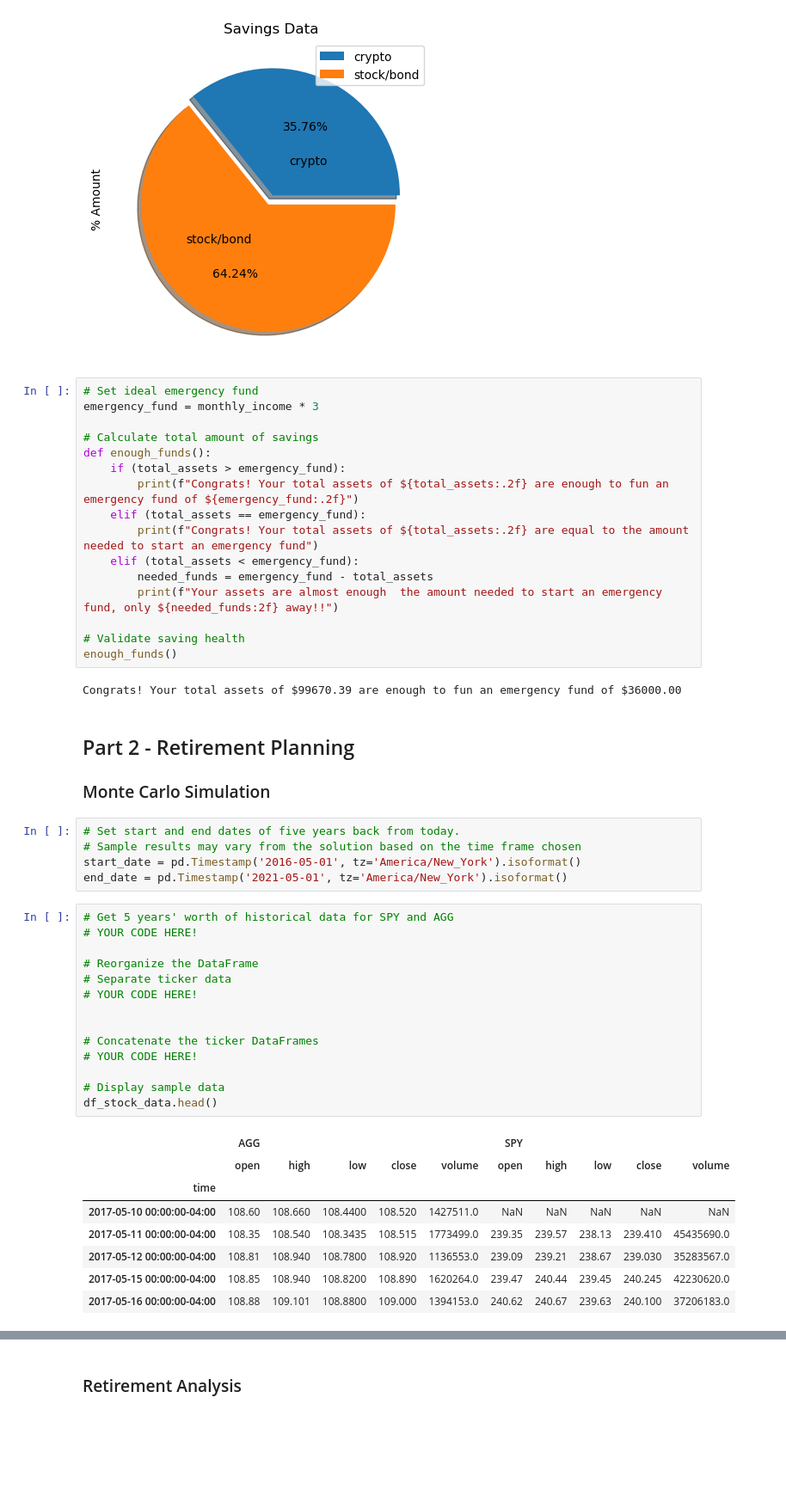
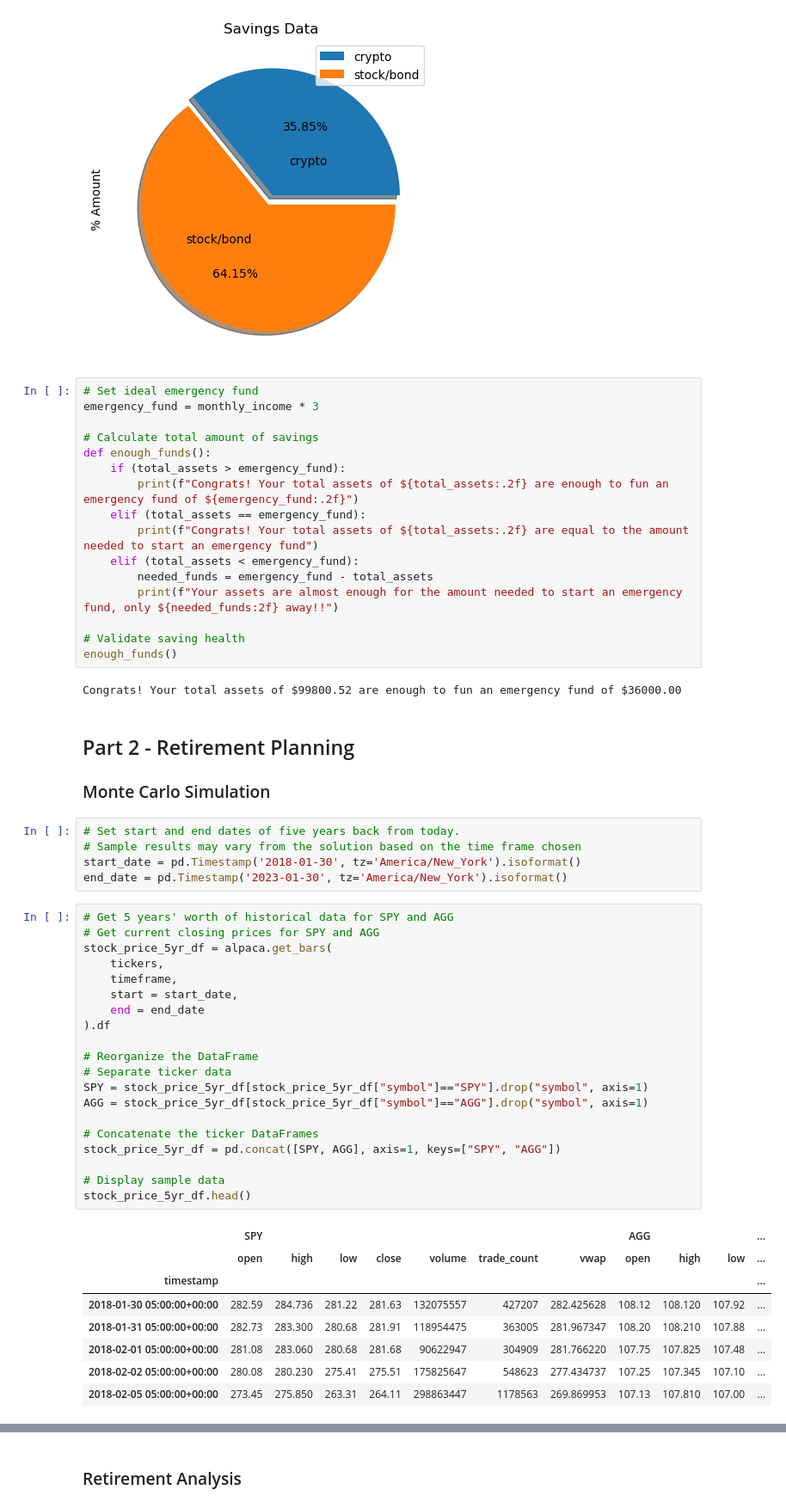
Before and after one commit to omarmoreta/Financial-Planning, a Jupyter notebook: Starter_Code/financial-planner.ipynb, the cells around one changed output, grey strips where cells are left out. Shown at 86% size. Cells and saved outputs as stored; diff of their text form; blank space fills up the shorter version.

```diff
--- a/Starter_Code/financial-planner.ipynb
+++ b/Starter_Code/financial-planner.ipynb
@@ -202,12 +202,12 @@ def enough_funds():
         print(f"Congrats! Your total assets of ${total_assets:.2f} are equal to the amount needed to start an emergency fund")
     elif (total_assets < emergency_fund):
         needed_funds = emergency_fund - total_assets
-        print(f"Your assets are almost enough  the amount needed to start an emergency fund, only ${needed_funds:2f} away!!")
+        print(f"Your assets are almost enough for the amount needed to start an emergency fund, only ${needed_funds:2f} away!!")
 
 # Validate saving health
 enough_funds()
 # %% [output]
-Congrats! Your total assets of $99670.39 are enough to fun an emergency fund of $36000.00
+Congrats! Your total assets of $99800.52 are enough to fun an emergency fund of $36000.00
 # %% [markdown]
 ## Part 2 - Retirement Planning
 
@@ -215,28 +215,34 @@ Congrats! Your total assets of $99670.39 are enough to fun an emergency fund of
 # %%
 # Set start and end dates of five years back from today.
 # Sample results may vary from the solution based on the time frame chosen
-start_date = pd.Timestamp('2016-05-01', tz='America/New_York').isoformat()
-end_date = pd.Timestamp('2021-05-01', tz='America/New_York').isoformat()
+start_date = pd.Timestamp('2018-01-30', tz='America/New_York').isoformat()
+end_date = pd.Timestamp('2023-01-30', tz='America/New_York').isoformat()
 # %%
 # Get 5 years' worth of historical data for SPY and AGG
-# YOUR CODE HERE!
+# Get current closing prices for SPY and AGG
+stock_price_5yr_df = alpaca.get_bars(
+    tickers,
+    timeframe,
+    start = start_date,
+    end = end_date
+).df
 
 # Reorganize the DataFrame
 # Separate ticker data
-# YOUR CODE HERE!
-
+SPY = stock_price_5yr_df[stock_price_5yr_df["symbol"]=="SPY"].drop("symbol", axis=1)
+AGG = stock_price_5yr_df[stock_price_5yr_df["symbol"]=="AGG"].drop("symbol", axis=1)
 
 # Concatenate the ticker DataFrames
-# YOUR CODE HERE!
+stock_price_5yr_df = pd.concat([SPY, AGG], axis=1, keys=["SPY", "AGG"])
 
 # Display sample data
-df_stock_data.head()
+stock_price_5yr_df.head()
 # %% [output]
-|  | AGG |  |  |  |  | SPY |  |  |  |  |
-|  | open | high | low | close | volume | open | high | low | close | volume |
-| time |  |  |  |  |  |  |  |  |  |  |
-| 2017-05-10 00:00:00-04:00 | 108.60 | 108.660 | 108.4400 | 108.520 | 1427511.0 | NaN | NaN | NaN | NaN | NaN |
-| 2017-05-11 00:00:00-04:00 | 108.35 | 108.540 | 108.3435 | 108.515 | 1773499.0 | 239.35 | 239.57 | 238.13 | 239.410 | 45435690.0 |
-| 2017-05-12 00:00:00-04:00 | 108.81 | 108.940 | 108.7800 | 108.920 | 1136553.0 | 239.09 | 239.21 | 238.67 | 239.030 | 35283567.0 |
-| 2017-05-15 00:00:00-04:00 | 108.85 | 108.940 | 108.8200 | 108.890 | 1620264.0 | 239.47 | 240.44 | 239.45 | 240.245 | 42230620.0 |
-| 2017-05-16 00:00:00-04:00 | 108.88 | 109.101 | 108.8800 | 109.000 | 1394153.0 | 240.62 | 240.67 | 239.63 | 240.100 | 37206183.0 |
+|  | SPY |  |  |  |  |  |  | AGG |  |  | ... |
+|  | open | high | low | close | volume | trade_count | vwap | open | high | low | ... |
+| timestamp |  |  |  |  |  |  |  |  |  |  | ... |
+| 2018-01-30 05:00:00+00:00 | 282.59 | 284.736 | 281.22 | 281.63 | 132075557 | 427207 | 282.425628 | 108.12 | 108.120 | 107.92 | ... |
+| 2018-01-31 05:00:00+00:00 | 282.73 | 283.300 | 280.68 | 281.91 | 118954475 | 363005 | 281.967347 | 108.20 | 108.210 | 107.88 | ... |
+| 2018-02-01 05:00:00+00:00 | 281.08 | 283.060 | 280.68 | 281.68 | 90622947 | 304909 | 281.766220 | 107.75 | 107.825 | 107.48 | ... |
+| 2018-02-02 05:00:00+00:00 | 280.08 | 280.230 | 275.41 | 275.51 | 175825647 | 548623 | 277.434737 | 107.25 | 107.345 | 107.10 | ... |
+| 2018-02-05 05:00:00+00:00 | 273.45 | 275.850 | 263.31 | 264.11 | 298863447 | 1178563 | 269.869953 | 107.13 | 107.810 | 107.00 | ... |
```
Also changed, not shown: parts of 13 cells of this notebook.
